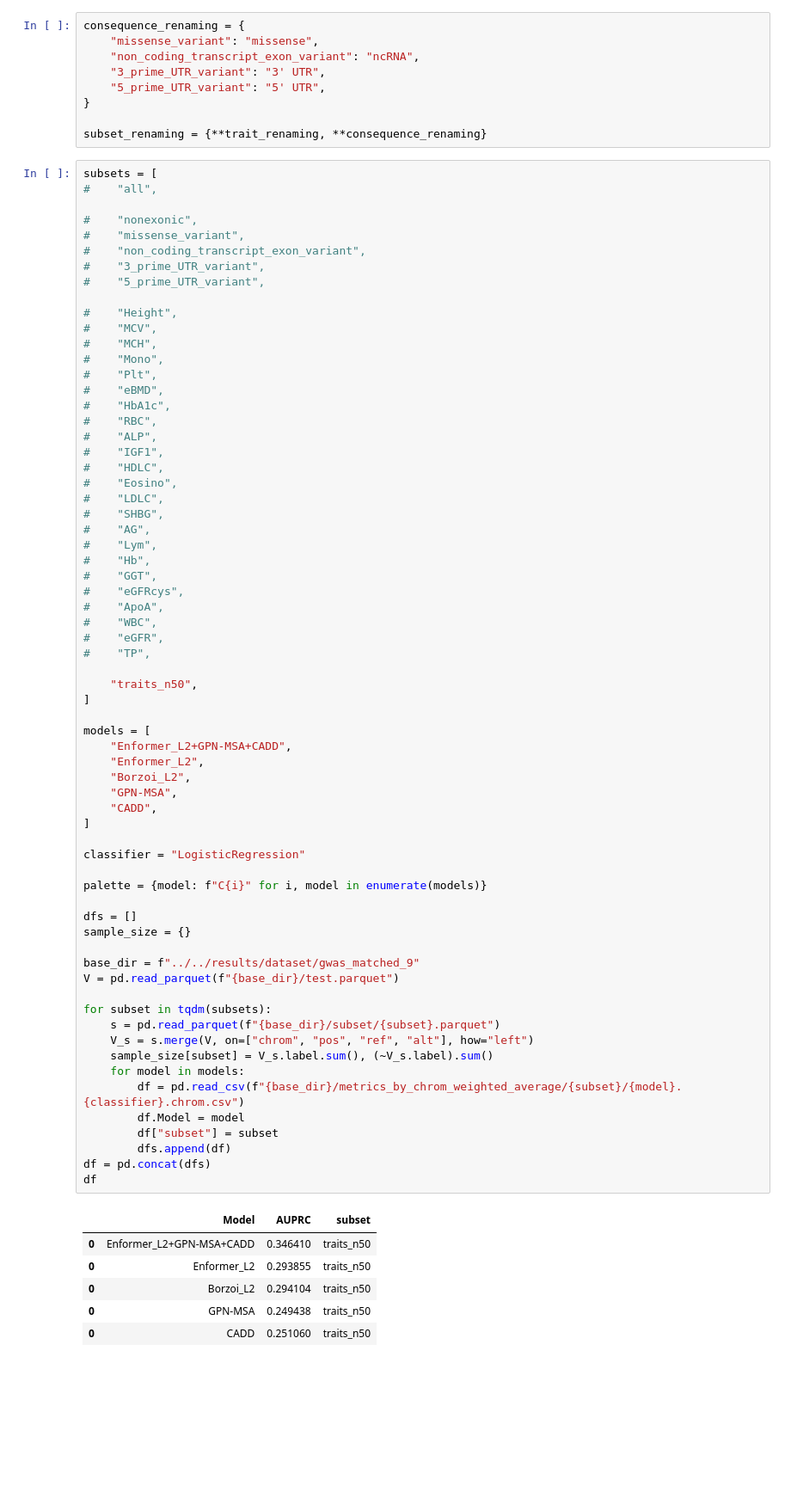
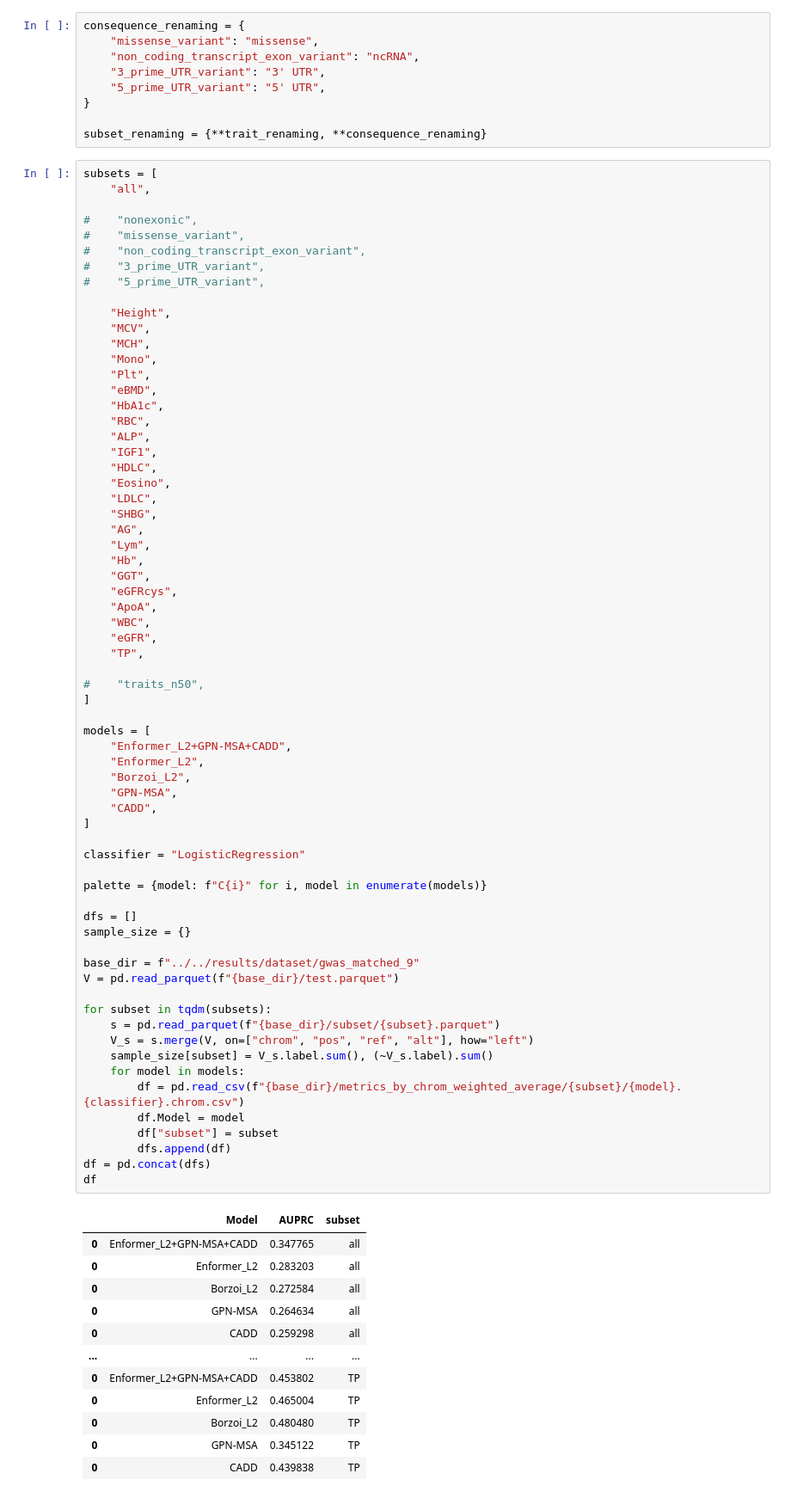
Before and after one commit to minjaf/TraitGym, a Jupyter notebook: workflow/notebooks/results.ipynb, the cells around one changed output. Shown at 86% size. Saved outputs shown, nothing was run; the diff lists cells and outputs as text; blank space fills up the shorter version.

```diff
--- a/workflow/notebooks/results.ipynb
+++ b/workflow/notebooks/results.ipynb
@@ -44,7 +44,7 @@ consequence_renaming = {
 subset_renaming = {**trait_renaming, **consequence_renaming}
 # %%
 subsets = [
-#    "all",
+    "all",
 
 #    "nonexonic",
 #    "missense_variant",
@@ -52,66 +52,72 @@ subsets = [
 #    "3_prime_UTR_variant",
 #    "5_prime_UTR_variant",
 
-#    "Height",
-#    "MCV",
-#    "MCH",
-#    "Mono",
-#    "Plt",
-#    "eBMD",
-#    "HbA1c",
-#    "RBC",
-#    "ALP",
-#    "IGF1",
-#    "HDLC",
-#    "Eosino",
-#    "LDLC",
-#    "SHBG",
-#    "AG",
-#    "Lym",
-#    "Hb",
-#    "GGT",
-#    "eGFRcys",
-#    "ApoA",
-#    "WBC",
-#    "eGFR",
-#    "TP",
+    "Height",
+    "MCV",
+    "MCH",
+    "Mono",
+    "Plt",
+    "eBMD",
+    "HbA1c",
+    "RBC",
+    "ALP",
+    "IGF1",
+    "HDLC",
+    "Eosino",
+    "LDLC",
+    "SHBG",
+    "AG",
+    "Lym",
+    "Hb",
+    "GGT",
+    "eGFRcys",
+    "ApoA",
+    "WBC",
+    "eGFR",
+    "TP",
 
-    "traits_n50",
+#    "traits_n50",
 ]
 
 models = [
     "Enformer_L2+GPN-MSA+CADD",
     "Enformer_L2",
     "Borzoi_L2",
     "GPN-MSA",
     "CADD",
 ]
 
 classifier = "LogisticRegression"
 
 palette = {model: f"C{i}" for i, model in enumerate(models)}
 
 dfs = []
 sample_size = {}
 
 base_dir = f"../../results/dataset/gwas_matched_9"
 V = pd.read_parquet(f"{base_dir}/test.parquet")
 
 for subset in tqdm(subsets):
     s = pd.read_parquet(f"{base_dir}/subset/{subset}.parquet")
     V_s = s.merge(V, on=["chrom", "pos", "ref", "alt"], how="left")
     sample_size[subset] = V_s.label.sum(), (~V_s.label).sum()
     for model in models:
         df = pd.read_csv(f"{base_dir}/metrics_by_chrom_weighted_average/{subset}/{model}.{classifier}.chrom.csv")
         df.Model = model
         df["subset"] = subset
         dfs.append(df)
 df = pd.concat(dfs)
 df
 # %% [output]
 |  | Model | AUPRC | subset |
-| 0 | Enformer_L2+GPN-MSA+CADD | 0.346410 | traits_n50 |
-| 0 | Enformer_L2 | 0.293855 | traits_n50 |
-| 0 | Borzoi_L2 | 0.294104 | traits_n50 |
-| 0 | GPN-MSA | 0.249438 | traits_n50 |
-| 0 | CADD | 0.251060 | traits_n50 |
+| 0 | Enformer_L2+GPN-MSA+CADD | 0.347765 | all |
+| 0 | Enformer_L2 | 0.283203 | all |
+| 0 | Borzoi_L2 | 0.272584 | all |
+| 0 | GPN-MSA | 0.264634 | all |
+| 0 | CADD | 0.259298 | all |
+| ... | ... | ... | ... |
+| 0 | Enformer_L2+GPN-MSA+CADD | 0.453802 | TP |
+| 0 | Enformer_L2 | 0.465004 | TP |
+| 0 | Borzoi_L2 | 0.480480 | TP |
+| 0 | GPN-MSA | 0.345122 | TP |
+| 0 | CADD | 0.439838 | TP |
```
Also changed, not shown: parts of 2 cells of this notebook, 3 other files.
